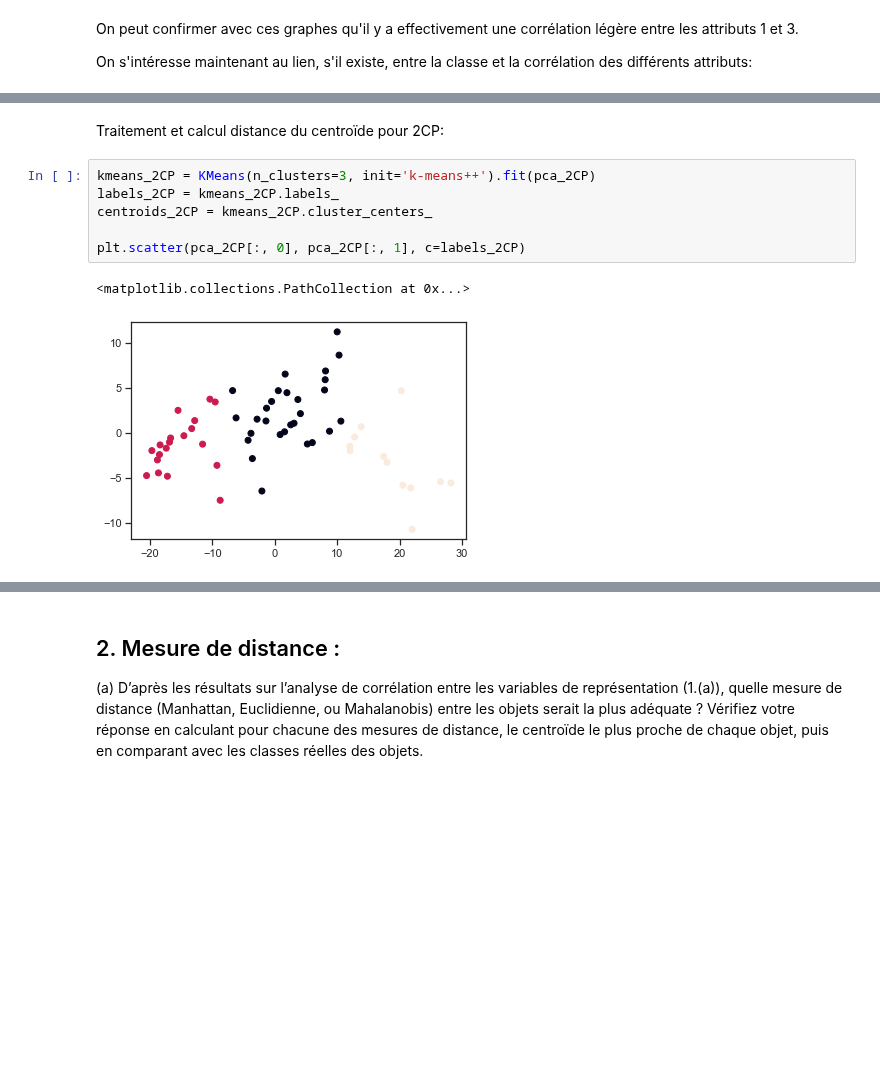
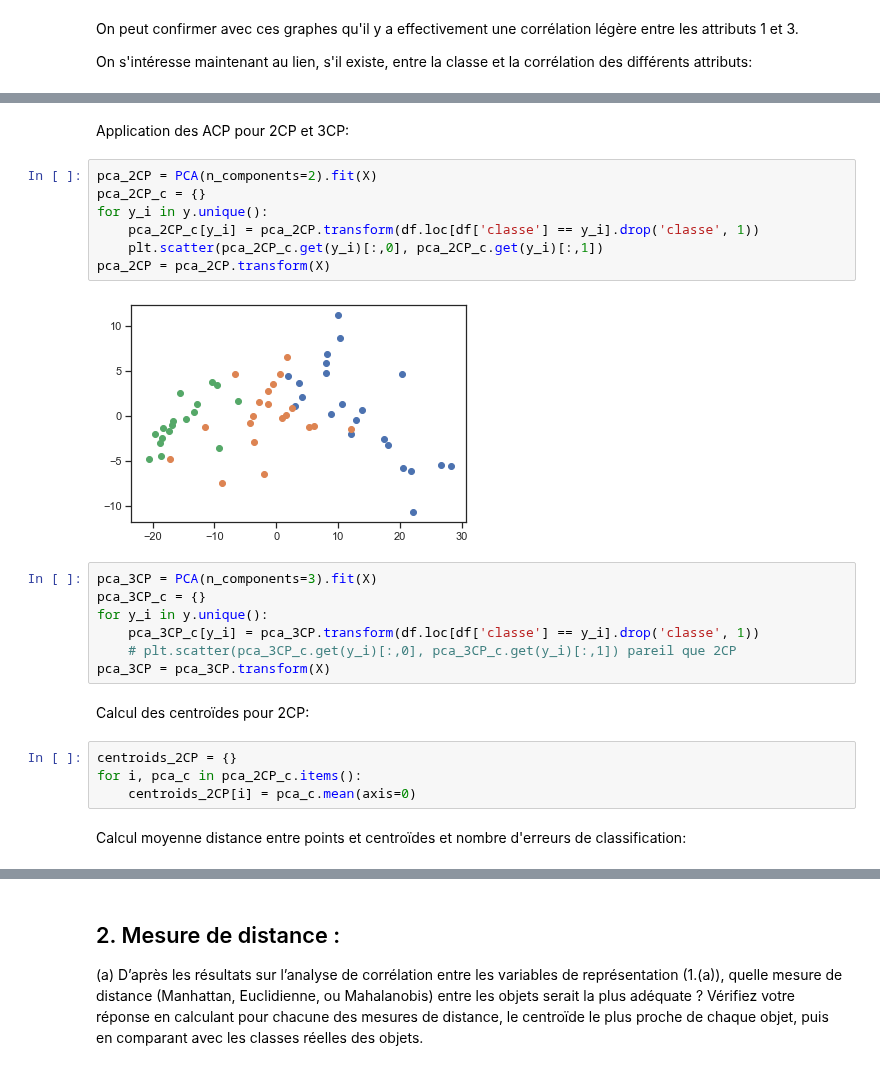
Before and after one commit to ggs22/IFT870-TP1, a Jupyter notebook: tp1.ipynb, the cells around one changed output, grey strips where cells are left out. Cells and saved outputs as stored; diff of their text form; blank space fills up the shorter version.

```diff
--- a/tp1.ipynb
+++ b/tp1.ipynb
@@ -72,12 +77,27 @@ plt.scatter(pca_2CP[:,0], pca_2CP[:,1])
-# %% [markdown]
-Traitement et calcul distance du centroïde pour 2CP:
-# %%
-kmeans_2CP = KMeans(n_clusters=3, init='k-means++').fit(pca_2CP)
-labels_2CP = kmeans_2CP.labels_
-centroids_2CP = kmeans_2CP.cluster_centers_
-
-plt.scatter(pca_2CP[:, 0], pca_2CP[:, 1], c=labels_2CP)
-# %% [output]
-<matplotlib.collections.PathCollection at 0x...>
-[figure, removed]
+# %% [markdown]
+Application des ACP pour 2CP et 3CP:
+# %%
+pca_2CP = PCA(n_components=2).fit(X)
+pca_2CP_c = {}
+for y_i in y.unique():
+    pca_2CP_c[y_i] = pca_2CP.transform(df.loc[df['classe'] == y_i].drop('classe', 1))
+    plt.scatter(pca_2CP_c.get(y_i)[:,0], pca_2CP_c.get(y_i)[:,1])
+pca_2CP = pca_2CP.transform(X)
+# %% [output]
+[figure, added]
+# %%
+pca_3CP = PCA(n_components=3).fit(X)
+pca_3CP_c = {}
+for y_i in y.unique():
+    pca_3CP_c[y_i] = pca_3CP.transform(df.loc[df['classe'] == y_i].drop('classe', 1))
+    # plt.scatter(pca_3CP_c.get(y_i)[:,0], pca_3CP_c.get(y_i)[:,1]) pareil que 2CP
+pca_3CP = pca_3CP.transform(X)
+# %% [markdown]
+Calcul des centroïdes pour 2CP:
+# %%
+centroids_2CP = {}
+for i, pca_c in pca_2CP_c.items():
+    centroids_2CP[i] = pca_c.mean(axis=0)
+# %% [markdown]
+Calcul moyenne distance entre points et centroïdes et nombre d'erreurs de classification:
 # %%
```
Also changed, not shown: parts of 29 cells of this notebook.
